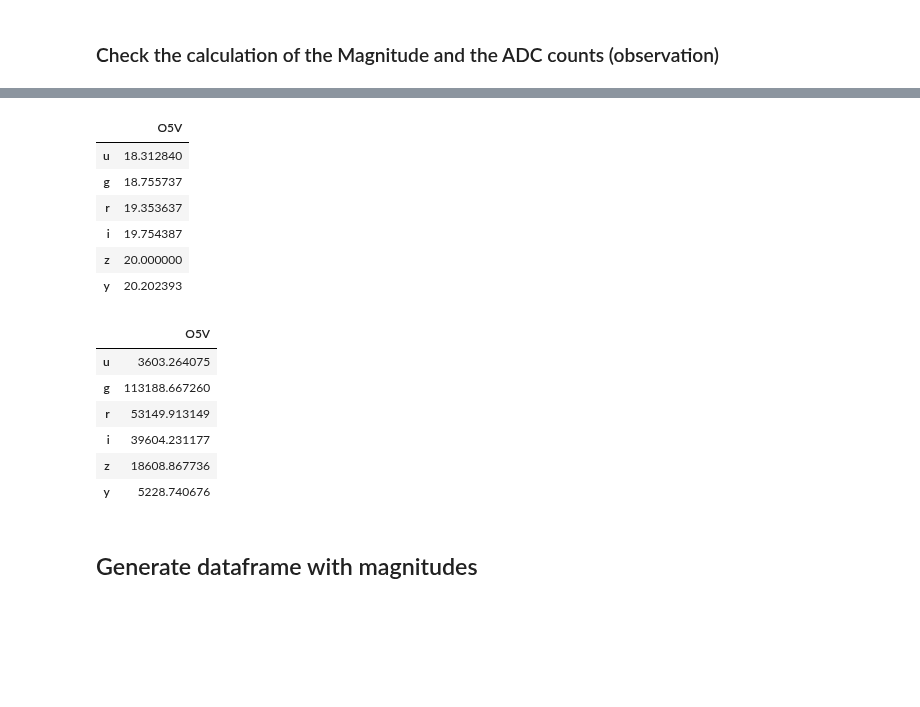
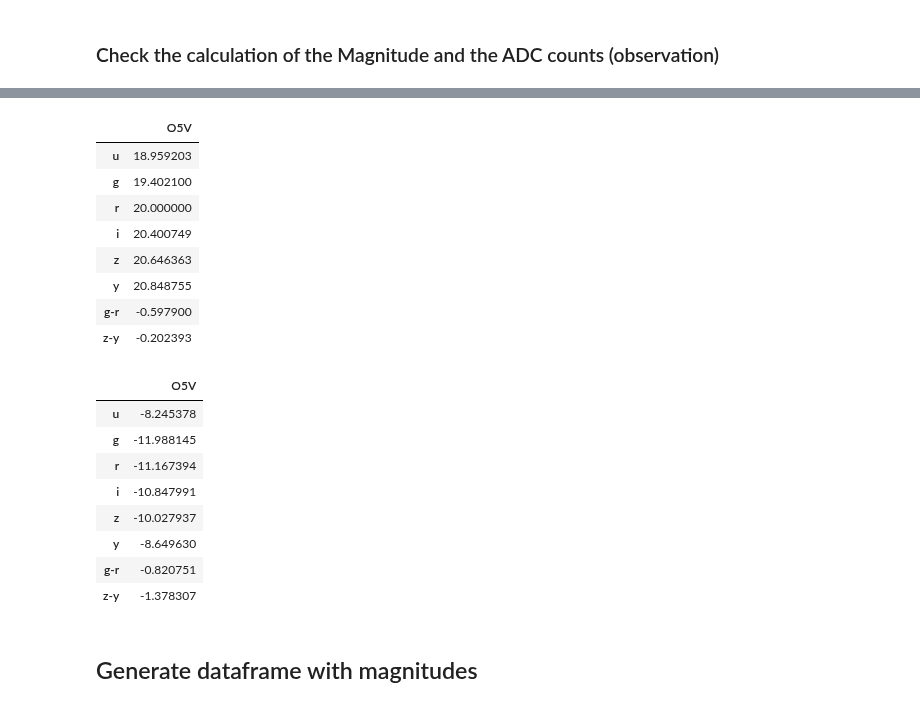
Before and after one commit to sylvielsstfr/RubinLSSTPhotometricCorrTuto, a Jupyter notebook: notebooks/06_SEDPicklesColors/ComputeMagnitudesPickles_auxtelSDSSfilters.ipynb, the cells around one changed output, grey strips where cells are left out. Saved outputs shown, nothing was run; the diff lists cells and outputs as text; code cells hidden in the pictures; blank space fills up the shorter version.

```diff
--- a/notebooks/06_SEDPicklesColors/ComputeMagnitudesPickles_auxtelSDSSfilters.ipynb
+++ b/notebooks/06_SEDPicklesColors/ComputeMagnitudesPickles_auxtelSDSSfilters.ipynb
@@ -284,14 +285,21 @@ cNorm = mpl.colors.Normalize(vmin=0, vmax=NSED)
 scalarMap = cmx.ScalarMappable(norm=cNorm, cmap=jet)
 all_colors = scalarMap.to_rgba(np.arange(NSED), alpha=1)
 # %%
+fig,ax = plt.subplots(1,1,figsize=(8,6))
 for index in np.arange(NSED):
     filename = df_pickle.loc[index,"FILENAME"].strip()+".fits"
     fullfilename = os.path.join(seddir_uvk,filename)
     hdul = fits.open(fullfilename)
     dff = pd.DataFrame(hdul[1].data)
     if index <= 103 or index >= 105:
-        plt.plot(dff.WAVELENGTH,dff.FLUX,color=all_colors[index])
-plt.yscale('log')
-plt.xlim(3000.,11000)
-plt.grid()
+        ax.plot(dff.WAVELENGTH,dff.FLUX,color=all_colors[index])
+ax.set_yscale('log')
+ax.set_xlim(3000.,11000)
+ax.set_ylim(1e-11,1e-6)
+ax.grid()
+ax.set_title("Pickles $F_\lambda$")
+ax.set_ylabel("$F_\lambda$")
+ax.set_xlabel("$\lambda \, (\AA$)")
+#plt.colorbar(ax.collections[0],ax=ax,orientation = 'horizontal',shrink=0.8)
+#ax.collections[-1].colorbar
 # %% [output]
@@ -312,10 +321,16 @@ for index in np.arange(NSED):
     #wavelen (nm)
     #flambda (ergs/cm^2/s/nm)
     the_sed = Sed(wavelen=wl/10., flambda=flux*10., name=spectype)
-    flux_norm = the_sed.calc_flux_norm(zmag, pc.bandpass_total_std['z'])
+    flux_norm = the_sed.calc_flux_norm(zmag, pc.bandpass_total_std['r'])
     the_sed.multiply_flux_norm(flux_norm)
     all_sed.append(the_sed)
 # %% [markdown]
 ### Check the calculation of the Magnitude and the ADC counts (observation)
 # %%
-the_sed = all_sed[0]
+the_sed1 = all_sed[0]
+flux_norm = the_sed1.calc_flux_norm(zmag, pc.bandpass_total_std['r'])
+the_sed1.multiply_flux_norm(flux_norm)
+
+the_sed2 = all_sed[-1]
+flux_norm = the_sed2.calc_flux_norm(zmag, pc.bandpass_total_std['r'])
+the_sed2.multiply_flux_norm(flux_norm)
@@ -322,32 +346,38 @@ the_sed = all_sed[0]
 # %%
 mags_std = {}
 for index,f in enumerate(filter_tagnames) :
-    mags_std[f] = the_sed.calc_mag(pc.bandpass_total_std[f])
-
-pd.DataFrame(mags_std, index=[the_sed.name]).T
+    mags_std[f] = the_sed1.calc_mag(pc.bandpass_total_std[f])
+mags_std["g-r"] = mags_std["g"]- mags_std["r"]
+mags_std["z-y"] = mags_std["z"]- mags_std["y"]
+pd.DataFrame(mags_std, index=[the_sed1.name]).T
 # %% [output]
 |  | O5V |
-| u | 18.312840 |
-| g | 18.755737 |
-| r | 19.353637 |
-| i | 19.754387 |
-| z | 20.000000 |
-| y | 20.202393 |
+| u | 18.959203 |
+| g | 19.402100 |
+| r | 20.000000 |
+| i | 20.400749 |
+| z | 20.646363 |
+| y | 20.848755 |
+| g-r | -0.597900 |
+| z-y | -0.202393 |
 # %%
 photoparams = set_photometric_parameters(30, 1 , readnoise=None)
-adcs_std = {}
+adcs_stdmag = {}
 for index,f in enumerate(filter_tagnames) :
-    adcs_std[f] = the_sed.calc_adu(pc.bandpass_total_std[f],photoparams)
-
-pd.DataFrame(adcs_std, index=[the_sed.name]).T
+    adcs_stdmag[f] = -2.5*np.log10(the_sed1.calc_adu(pc.bandpass_total_std[f],photoparams))
+adcs_stdmag["g-r"] = adcs_stdmag["g"]- adcs_stdmag["r"]
+adcs_stdmag["z-y"] = adcs_stdmag["z"]- adcs_stdmag["y"]
+pd.DataFrame(adcs_stdmag, index=[the_sed1.name]).T
 # %% [output]
 |  | O5V |
-| u | 3603.264075 |
-| g | 113188.667260 |
-| r | 53149.913149 |
-| i | 39604.231177 |
-| z | 18608.867736 |
-| y | 5228.740676 |
+| u | -8.245378 |
+| g | -11.988145 |
+| r | -11.167394 |
+| i | -10.847991 |
+| z | -10.027937 |
+| y | -8.649630 |
+| g-r | -0.820751 |
+| z-y | -1.378307 |
 # %% [markdown]
 ## Generate dataframe with magnitudes
 # %%
```
Also changed, not shown: parts of 8 cells of this notebook.
